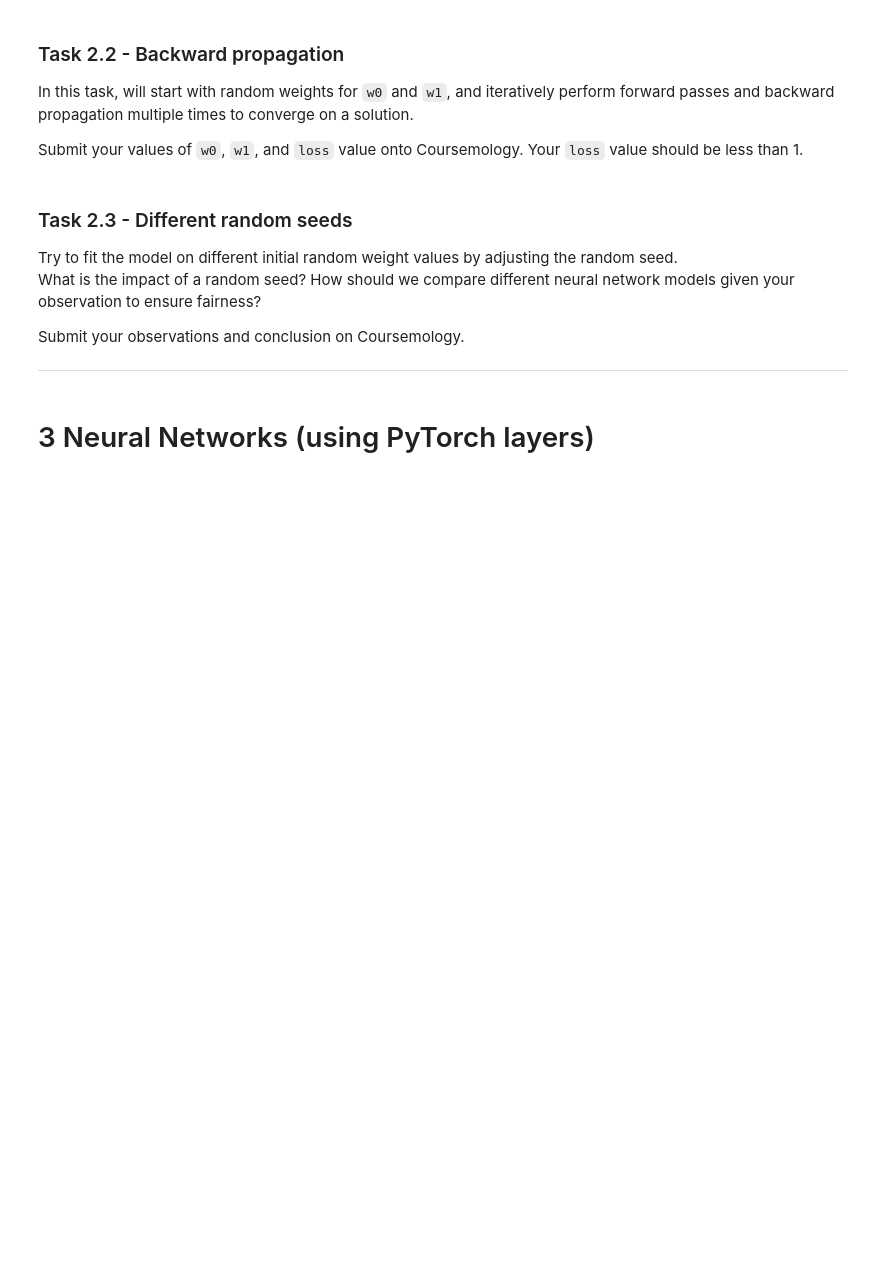
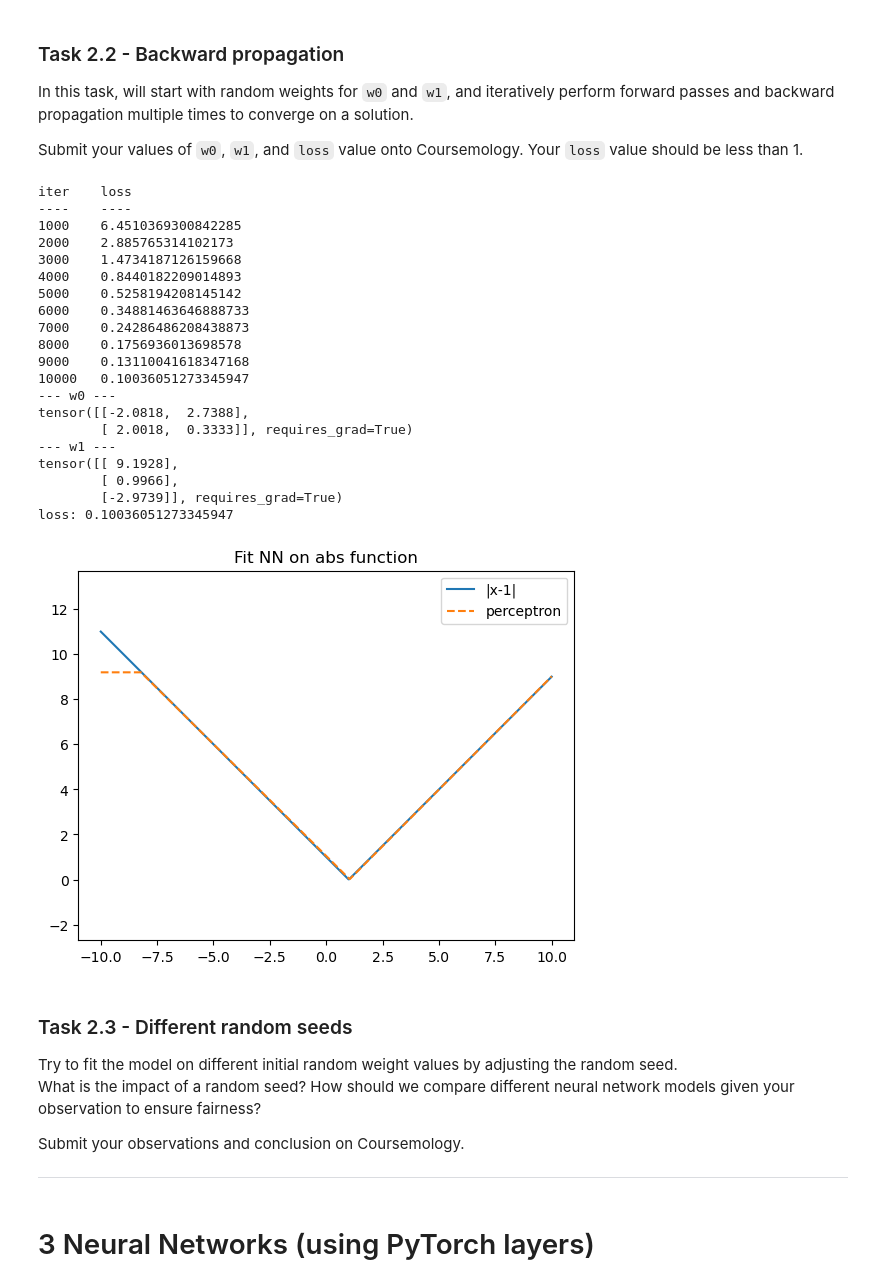
Before and after one commit to Kurtyjlee/CS2109S, a Jupyter notebook: ps6/ps6.ipynb, the cells around one changed output. Saved outputs shown, nothing was run; the diff lists cells and outputs as text; code cells hidden in the pictures; blank space fills up the shorter version.

```diff
--- a/ps6/ps6.ipynb
+++ b/ps6/ps6.ipynb
@@ -342,7 +419,15 @@ x = torch.linspace(-10, 10, 1000).reshape(-1, 1)
 y = torch.abs(x-1)
 
 def forward_pass(x, w0, w1, activation_fn):
-    raise NotImplementedError
+    # Add bias to x -> [5, 2]
+    x_with_bias = torch.cat([torch.ones_like(x), x], dim=1)
+    # perform forward pass
+    h = activation_fn(x_with_bias @ w0)
+
+    # Add bias to h -> [5, 3]
+    h = torch.cat([torch.ones_like(x), h], dim=1)
+    # perform forward pass
+    return h @ w1
 
 # Exact weights
 w0 = torch.tensor([[-1., 1.], [1., -1.]], requires_grad=True)
@@ -369,45 +460,68 @@ In this task, will start with random weights for `w0` and `w1`, and iteratively
 
 Submit your values of `w0`, `w1`, and `loss` value onto Coursemology. Your `loss` value should be less than 1.
 # %%
-torch.manual_seed(1) # Set seed to some fixed value
+torch.manual_seed(4) # Set seed to some fixed value
 
 w0 = torch.randn(2, 2, requires_grad=True)
 w1 = torch.randn(3, 1, requires_grad=True)
 
 learning_rate = 1e-3
 print('iter', 'loss', '\n----', '----', sep='\t')
 for t in range(1, 10001):
     # Forward pass: compute predicted y
     y_pred = forward_pass(x, w0, w1, torch.relu)
 
     loss = torch.mean(torch.square(y - y_pred))
     loss.backward()
 
     if t % 1000 == 0:
         print(t, loss.item(), sep='\t')
 
     with torch.no_grad():
         # Update weights and then reset the gradients to zero
-        raise NotImplementedError
+        w0 -= learning_rate * w0.grad
+        w1 -= learning_rate * w1.grad
+        w0.grad.zero_()
+        w1.grad.zero_()
+
 
 print("--- w0 ---", w0, sep='\n')
 print("--- w1 ---", w1, sep='\n')
+print('loss:', loss.item())
 y_pred = forward_pass(x, w0, w1, torch.relu)
 plt.plot(x, y, linestyle='solid', label='|x-1|')
 plt.plot(x, y_pred.detach().numpy(), linestyle='dashed', label='perceptron')
 plt.axis('equal')
 plt.title('Fit NN on abs function')
 plt.legend()
 plt.show()
 
 # Task 5: Submit the values of `w0`, `w1`, and `loss` values after fitting
 # Note: An acceptable loss value should be less than 1.0
 #       You should try adjusting the random seed, learning rate, or
 #       number of iterations to improve your model.
-
-w0   = [[0.0, 0.0], [0.0,  0.0]] # to be computed
-w1   = [[0.0], [0.0], [0.0]]     # to be computed
-loss = 0.0                       # to be computed
+# %% [output]
+iter    loss
+----    ----
+1000    6.4510369300842285
+2000    2.885765314102173
+3000    1.4734187126159668
+4000    0.8440182209014893
+5000    0.5258194208145142
+6000    0.34881463646888733
+7000    0.24286486208438873
+8000    0.1756936013698578
+9000    0.13110041618347168
+10000   0.10036051273345947
+--- w0 ---
+tensor([[-2.0818,  2.7388],
+        [ 2.0018,  0.3333]], requires_grad=True)
+--- w1 ---
+tensor([[ 9.1928],
+        [ 0.9966],
+        [-2.9739]], requires_grad=True)
+loss: 0.10036051273345947
+[figure, added]
 # %%
 w0 = torch.tensor(w0)
 w1 = torch.tensor(w1)
```
Also changed, not shown: parts of 21 cells of this notebook, 9 other files.
